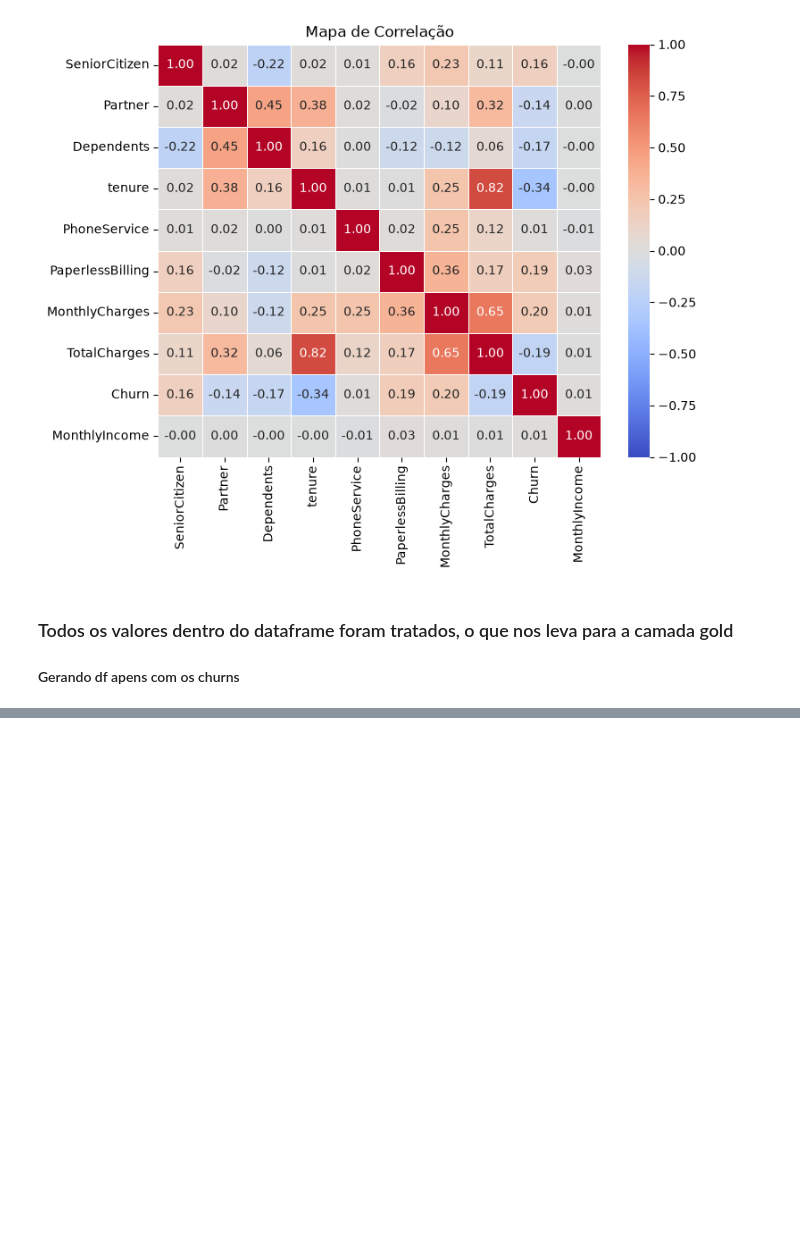
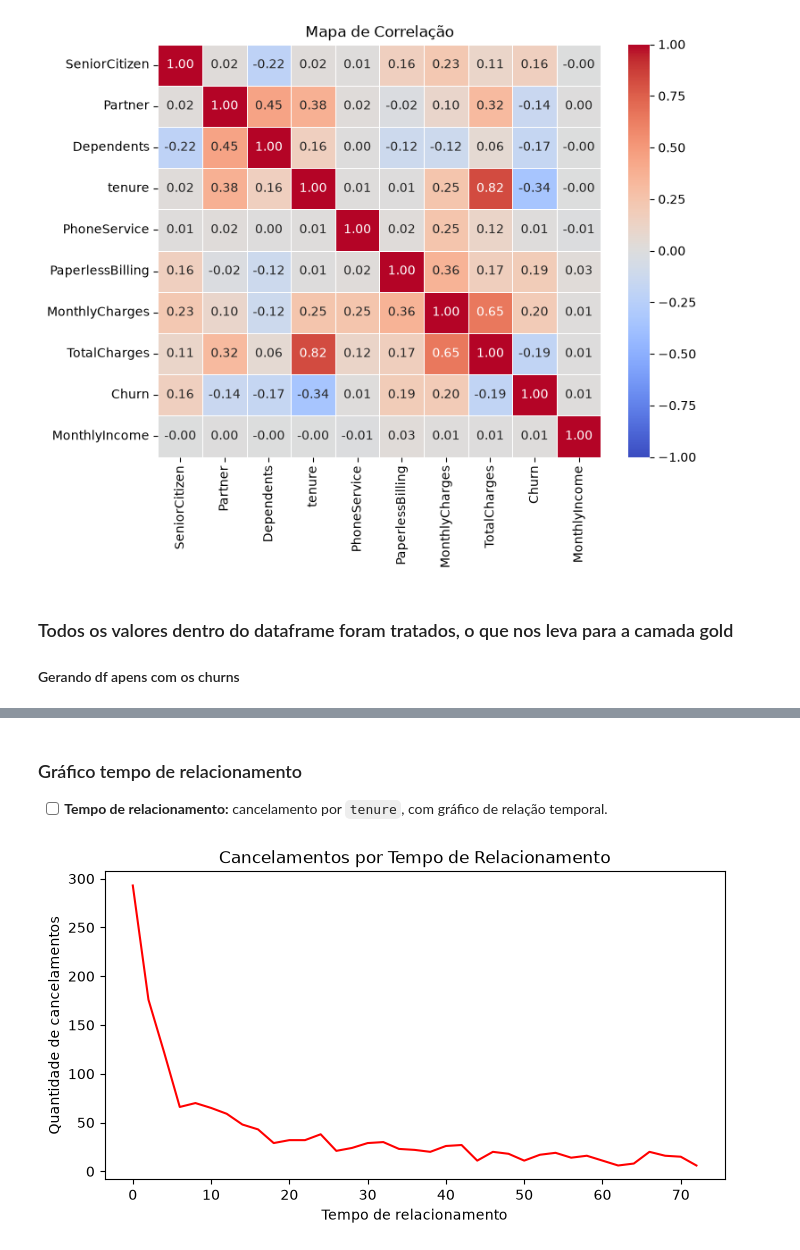
Before and after one commit to VictorLapaDev/Integrador-2-Semestre, a Jupyter notebook: notebook.ipynb, the cells around one changed output, grey strips where cells are left out. Saved outputs shown, nothing was run; the diff lists cells and outputs as text; code cells hidden in the pictures; blank space fills up the shorter version.

```diff
--- a/notebook.ipynb
+++ b/notebook.ipynb
@@ -399,0 +437,16 @@ df_churn.sample(15)
+# %% [markdown]
+### Gráfico tempo de relacionamento
+
+- [ ] **Tempo de relacionamento:** cancelamento por `tenure`, com gráfico de relação temporal.
+# %%
+grupos_tenure = df_churn['tenure'] // 2 * 2
+cancelamentos_tenure = grupos_tenure.value_counts().sort_index()
+
+plt.figure(figsize=(8, 4))
+plt.plot(cancelamentos_tenure.index, cancelamentos_tenure.values, color='red')
+plt.title('Cancelamentos por Tempo de Relacionamento')
+plt.xlabel('Tempo de relacionamento')
+plt.ylabel('Quantidade de cancelamentos')
+plt.show()
+# %% [output]
+[figure, added]
```
Also changed, not shown: parts of 11 cells of this notebook.
